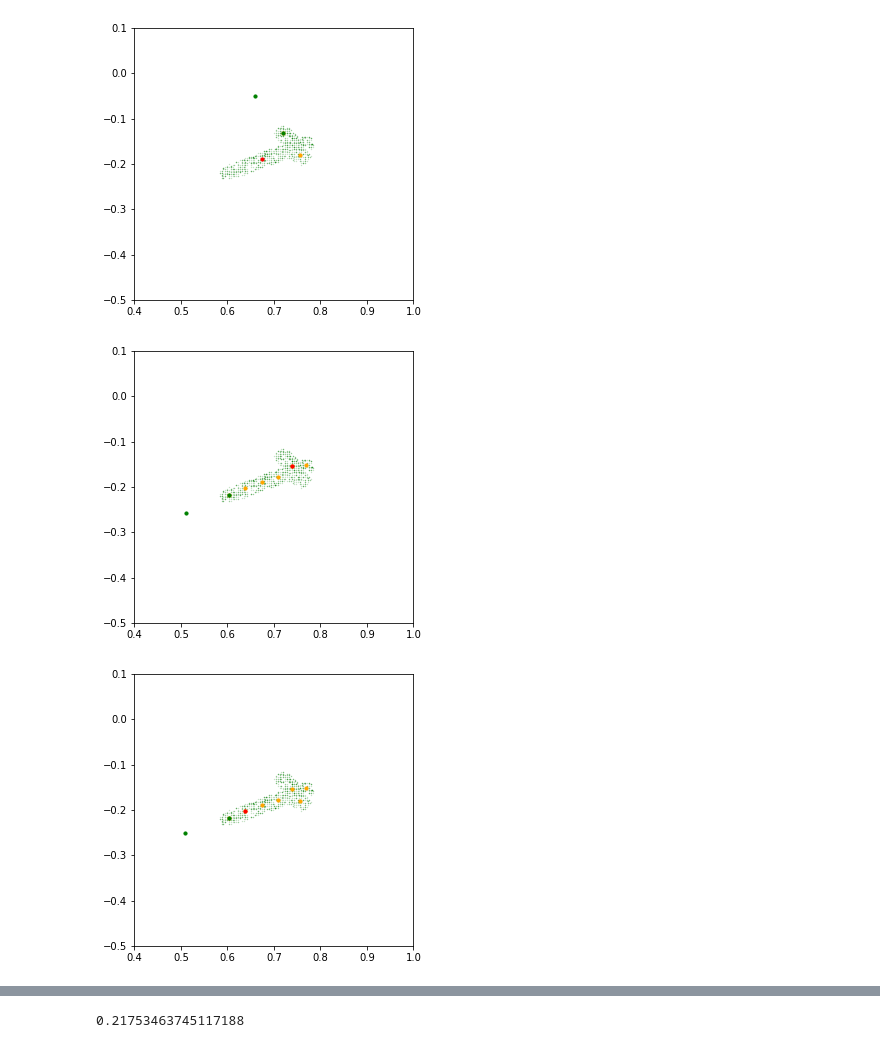
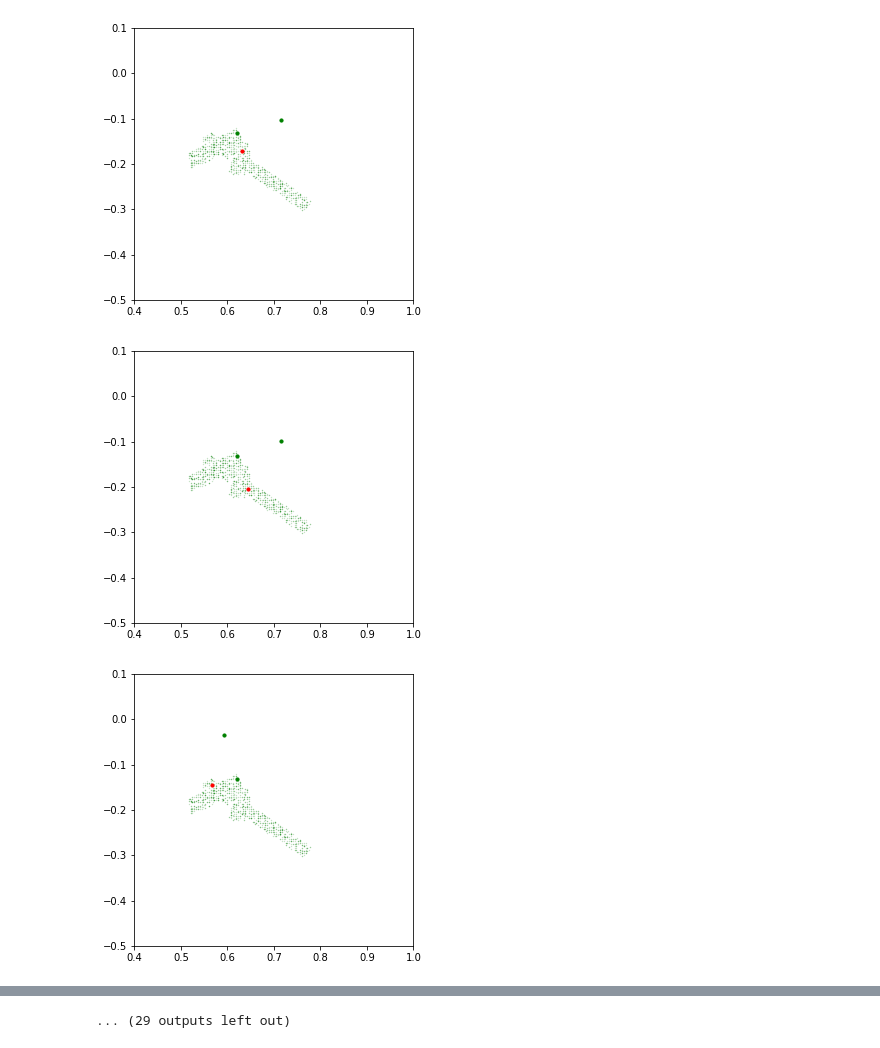
Before and after one commit to StanfordVL/keto, a Jupyter notebook: robovat/math/test_keypoints.ipynb, the cells around one changed output, grey strips where cells are left out. Drawn from its saved outputs; the diff is of its cells as text; code cells hidden in the pictures.

```diff
--- a/robovat/math/test_keypoints.ipynb
+++ b/robovat/math/test_keypoints.ipynb
@@ -74,0 +10,3 @@ def reach_keypoints_heuristic(point_cloud,
+# %%
+def make_noisy(x, std=0.001):
+    return x + np.random.normal(size=np.shape(x)) * std
@@ -75,13 +85,13 @@ def reach_keypoints_heuristic(point_cloud,
 # %%
-point_cloud = np.load(open('../../episodes/grasp_4dof_random_single/point_cloud/000000.npy', 'rb'))
+point_cloud = np.load(open('../../episodes/hammer_point_cloud_second/point_cloud/950112_000003.npy', 'rb'))
 # %%
 start = time.time()
-for _ in range(10):
-    poke_keypoints_heuristic(point_cloud)
+for _ in range(40):
+    hammer_keypoints_heuristic(point_cloud)
 
 end = time.time()
-print((end-start)/10)
+print((end-start)/40)
 # %% [output]
-[figure, old version]
+[figure, new version]
-[figure, old version]
+[figure, new version]
-[figure, old version]
+[figure, new version]
@@ -95 +107 @@ print((end-start)/10)
-0.21753463745117188
+... (29 outputs left out)
```
Also changed, not shown: parts of 3 cells of this notebook, 35 other files.
